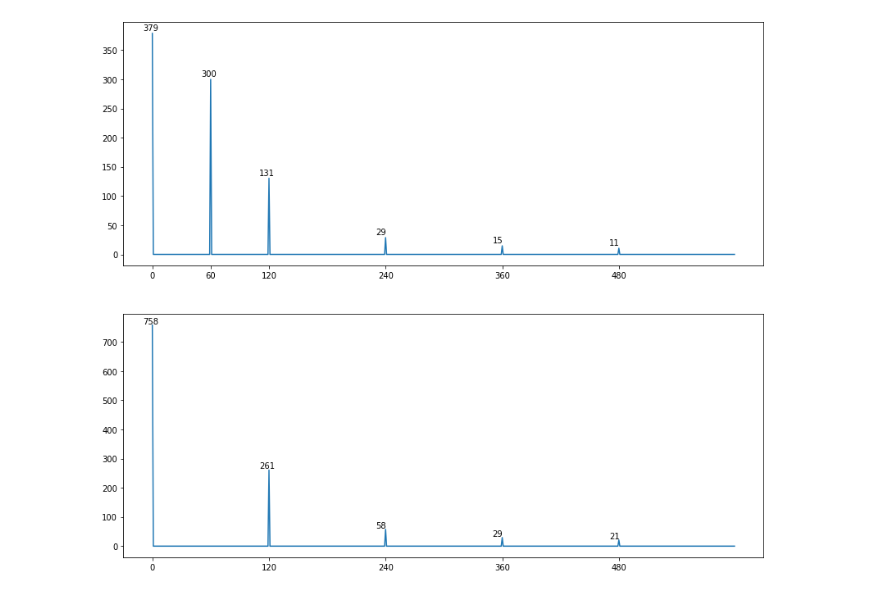
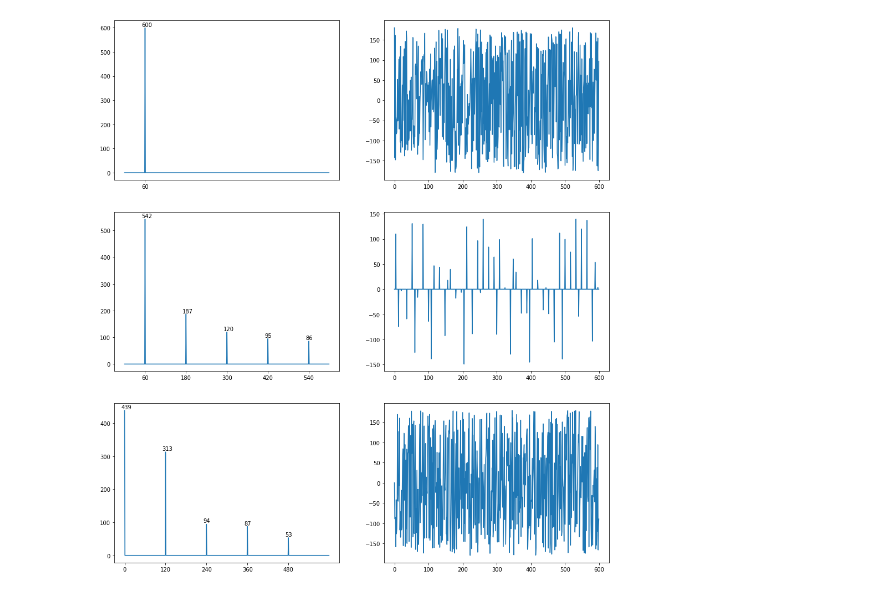
Before and after one commit to gnsoares/UNICAMP_EA619_SystemsAnalysis, a Jupyter notebook: exp3/Harmonicas_Exploracao.ipynb, the cells around one changed output. Saved outputs shown, nothing was run; the diff lists cells and outputs as text; code cells hidden in the pictures.

```diff
--- a/exp3/Harmonicas_Exploracao.ipynb
+++ b/exp3/Harmonicas_Exploracao.ipynb
@@ -32,5 +38,5 @@ senoide = np.sin(2 * np.pi * t * fm)
 # %%
-senoide_fft = np.abs(np.fft.fft(senoide))
+senoide_fft = fft(senoide)
 # %%
 square_half_block = np.append(np.ones(int(fs / (2 * fm))), np.zeros(int(fs / (2 * fm))))
 square_half = np.tile(square_half_block, int(length * fm))
@@ -47,10 +56,11 @@ plt.plot(ret_half[:3*N])
 # %%
-def espectro_anotado(fft, ax, thr=.1):
+def espectro_anotado(fft_abs, fft_phase, axs, thr=.1):
     ticks = []
-    for i, j in enumerate(fft[:fft.size//2]):
+    for i, j in enumerate(fft_abs[:fft_abs.size//2]):
         if j > thr:
-            ax.annotate(f'{round(j)}', (i - 10, j + 5))
+            axs[0].annotate(f'{round(j)}', (i - 10, j + 5))
             ticks.append(i)
-    ax.set_xticks(ticks)
-    ax.plot(fft[:fft.size//2])
+    axs[0].set_xticks(ticks)
+    axs[0].plot(fft_abs[:fft_abs.size//2])
+    axs[1].plot(fft_phase[:fft_abs.size//2])
 # %%
@@ -83,0 +105,8 @@ ret_full_fft = np.abs(np.fft.fft(ret_full))
+# %%
+square_tir_block = np.append(np.zeros(int(fs / (4 * fm))), np.ones(int(fs / (4 * fm))))
+square_tir_block = np.append(square_tir_block, -square_tir_block)
+square_tir = np.tile(square_tir_block, int(length * fm))
+square_tir_fft = fft(square_tir)
+# %%
+ret_tir = np.multiply(senoide, square_tir)
+ret_tir_fft = fft(ret_tir)
@@ -84,7 +121,8 @@ ret_full_fft = np.abs(np.fft.fft(ret_full))
 # %%
-fig, axs = plt.subplots(2, 1, figsize=(14, 12))
-espectro_anotado(ret_half_fft, axs[0])
-espectro_anotado(ret_full_fft, axs[1])
+fig, axs = plt.subplots(3, 2, figsize=(16, 18))
+espectro_anotado(senoide_fft['abs'], senoide_fft['phase'], axs[0])
+espectro_anotado(square_tir_fft['abs'], square_tir_fft['phase'], axs[1])
+espectro_anotado(ret_tir_fft['abs'], ret_tir_fft['phase'], axs[2])
 plt.show()
 # %% [output]
-[figure, old version]
+[figure, new version]
```
Also changed, not shown: parts of 24 cells of this notebook, 1 other file.
